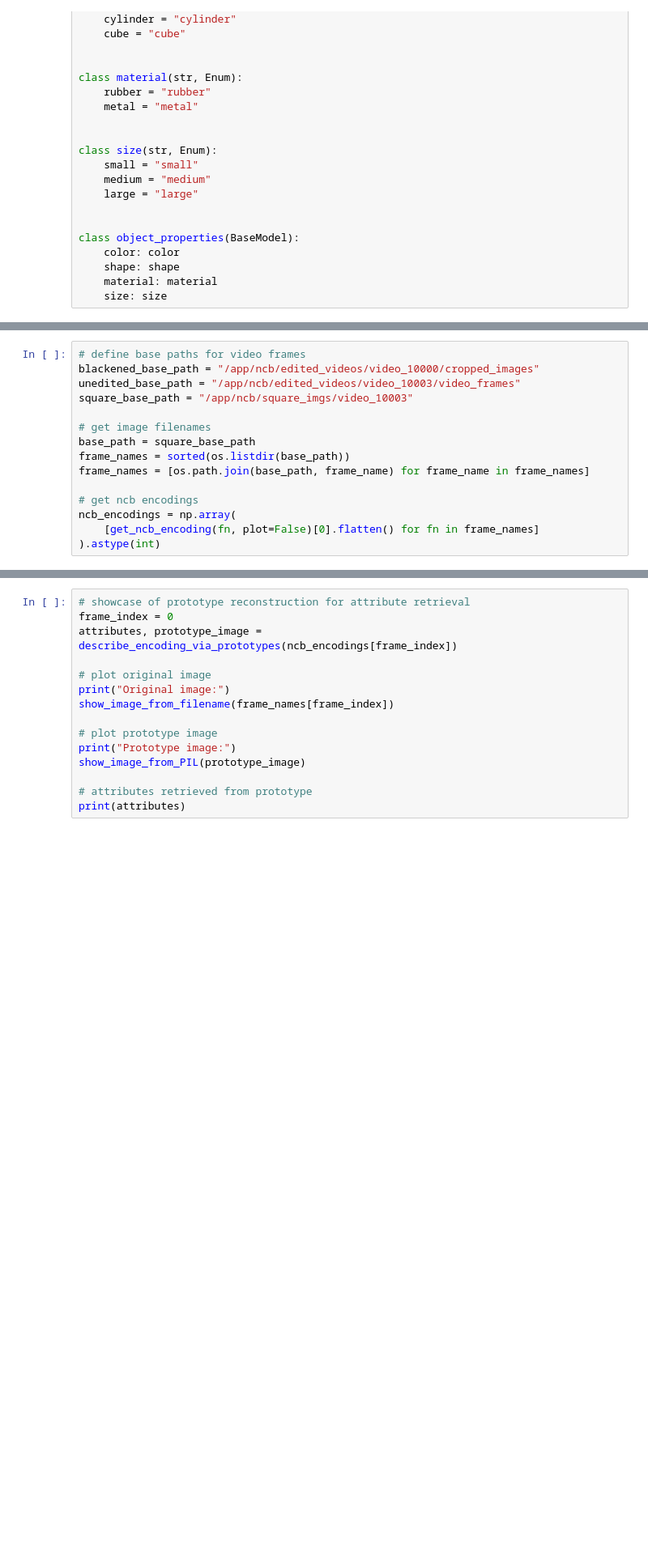
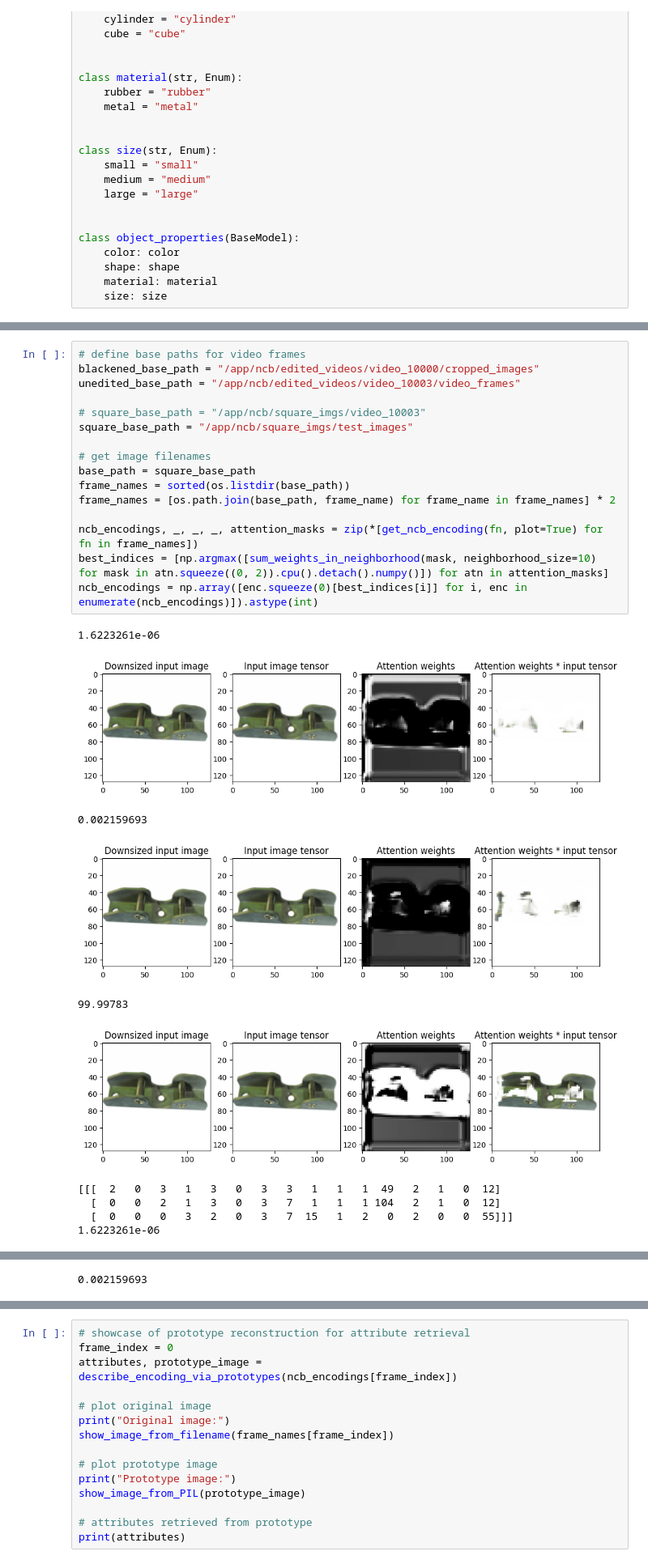
Before and after one commit to erik-gattung/NeuralConceptBinder, a Jupyter notebook: prototype_retrieval.ipynb, the cells around one changed output, grey strips where cells are left out. Shown: that part at 81% size. Drawn from its saved outputs; the diff is of its cells as text; blank space fills up the shorter version.

```diff
--- a/prototype_retrieval.ipynb
+++ b/prototype_retrieval.ipynb
@@ -461,15 +486,27 @@ def plot_attention_masks(img, img_tensor, attns, attns_vis):
 # %%
 # define base paths for video frames
 blackened_base_path = "/app/ncb/edited_videos/video_10000/cropped_images"
 unedited_base_path = "/app/ncb/edited_videos/video_10003/video_frames"
-square_base_path = "/app/ncb/square_imgs/video_10003"
+
+# square_base_path = "/app/ncb/square_imgs/video_10003"
+square_base_path = "/app/ncb/square_imgs/test_images"
 
 # get image filenames
 base_path = square_base_path
 frame_names = sorted(os.listdir(base_path))
-frame_names = [os.path.join(base_path, frame_name) for frame_name in frame_names]
+frame_names = [os.path.join(base_path, frame_name) for frame_name in frame_names] * 2
 
-# get ncb encodings
-ncb_encodings = np.array(
-    [get_ncb_encoding(fn, plot=False)[0].flatten() for fn in frame_names]
-).astype(int)
+ncb_encodings, _, _, _, attention_masks = zip(*[get_ncb_encoding(fn, plot=True) for fn in frame_names])
+best_indices = [np.argmax([sum_weights_in_neighborhood(mask, neighborhood_size=10) for mask in atn.squeeze((0, 2)).cpu().detach().numpy()]) for atn in attention_masks]
+ncb_encodings = np.array([enc.squeeze(0)[best_indices[i]] for i, enc in enumerate(ncb_encodings)]).astype(int)
+# %% [output]
+1.6223261e-06
+[figure, added]
+0.002159693
+[figure, added]
+99.99783
+[figure, added]
+[[[  2   0   3   1   3   0   3   3   1   1   1  49   2   1   0  12]
+  [  0   0   2   1   3   0   3   7   1   1   1 104   2   1   0  12]
+  [  0   0   0   3   2   0   3   7  15   1   2   0   2   0   0  55]]]
+1.6223261e-06
@@ -475,0 +514 @@ ncb_encodings = np.array(
+0.002159693
```
Also changed, not shown: parts of 12 cells of this notebook, 1 other file.
